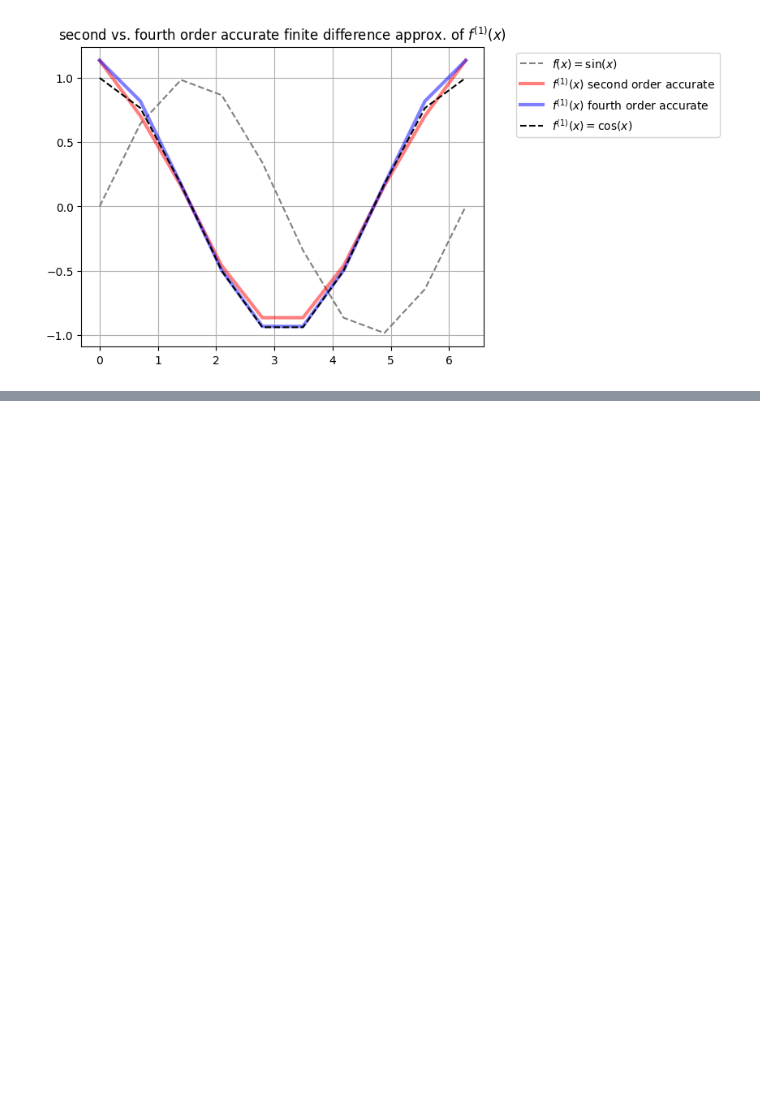
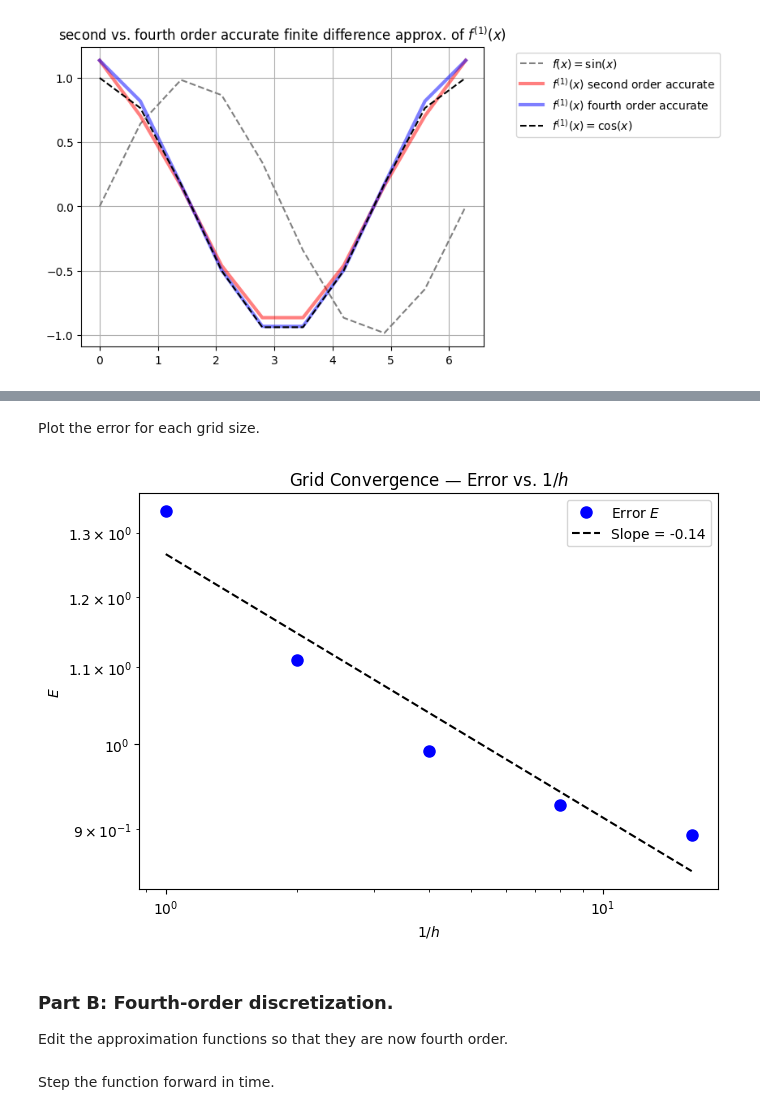
Before and after one commit to jadenmecham/ME-793-CFD, a Jupyter notebook: HW2.ipynb, the cells around one changed output, grey strips where cells are left out. Saved outputs shown, nothing was run; the diff lists cells and outputs as text; code cells hidden in the pictures; blank space fills up the shorter version.

```diff
--- a/HW2.ipynb
+++ b/HW2.ipynb
@@ -88,0 +202,30 @@ Text(0.5, 1.0, 'second vs. fourth order accurate finite difference approx. of $f
+# %%
+errors = []
+for i in range(len(n)):
+    f_exact_i = 0.5 * np.exp(-D * (np.pi / L)**2 * T) * np.sin(np.pi * (x[i] - c * T) / L)
+    E = np.sqrt(h[i] * np.sum((f_all[i] - f_exact_i)**2))
+    errors.append(E)
+# %%
+inv_h = [1 / h_i for h_i in h]
+
+coeffs = np.polyfit(np.log(inv_h), np.log(errors), 1)
+slope = coeffs[0]
+fit_line = np.exp(np.polyval(coeffs, np.log(inv_h)))
+# %% [markdown]
+Plot the error for each grid size.
+# %%
+fig, ax = plt.subplots(figsize=(7, 5))
+ax.loglog(inv_h, errors, 'o', markersize=8, label='Error $E$', color='blue')
+ax.loglog(inv_h, fit_line, '--', color='black', label=f'Slope = {slope:.2f}')
+ax.set_xlabel('$1/h$')
+ax.set_ylabel('$E$')
+ax.set_title('Grid Convergence — Error vs. $1/h$')
+ax.legend()
+plt.tight_layout()
+plt.show()
+# %% [output]
+[figure, added]
+# %% [markdown]
+### Part B: Fourth-order discretization.
+
+Edit the approximation functions so that they are now fourth order.
@@ -88,0 +272,2 @@ Text(0.5, 1.0, 'second vs. fourth order accurate finite difference approx. of $f
+# %% [markdown]
+Step the function forward in time.
```
Also changed, not shown: parts of 27 cells of this notebook.
